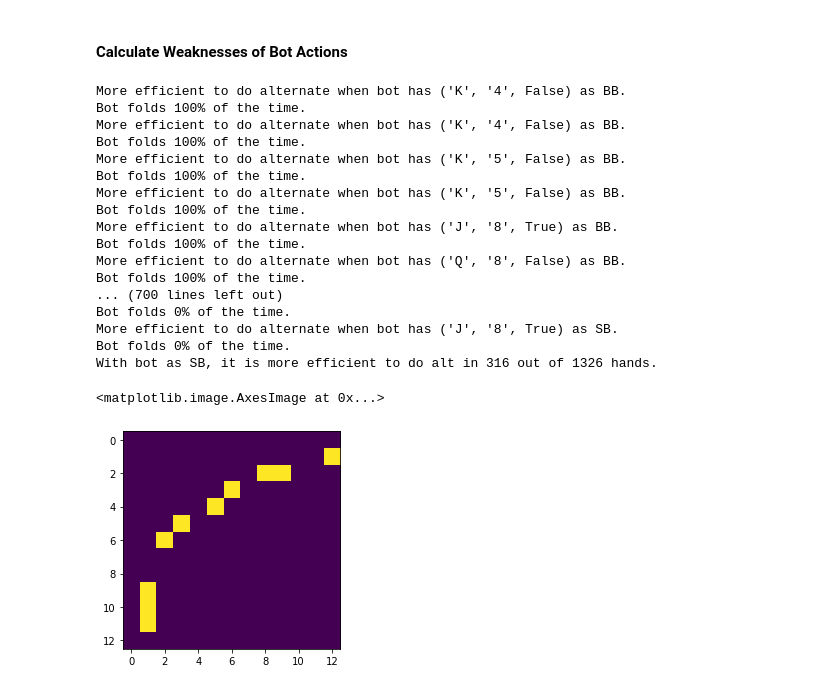
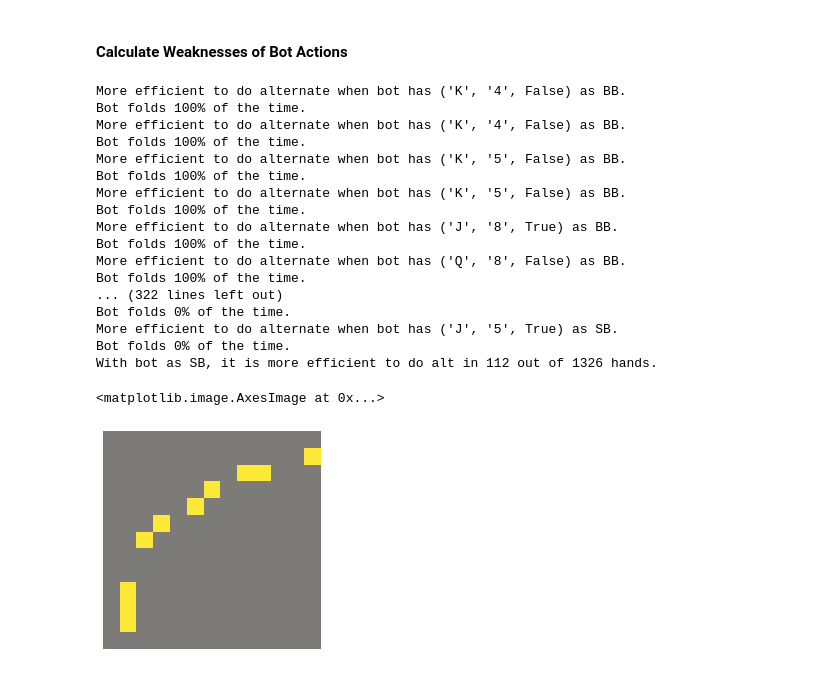
Before and after one commit to nrlopez03/CFR-Poker, a Jupyter notebook: CFR.ipynb, the cells around one changed output. Cells and saved outputs as stored; diff of their text form; code cells hidden in the pictures.

```diff
--- a/CFR.ipynb
+++ b/CFR.ipynb
@@ -1023,8 +1200,8 @@ for hand1 in poss_hands:
             if mode == 'alt':
                 bot_folds = 1 - bot_folds
 
-            basicChange += -0.25 * bot_folds
-            altChange += -0.25 * bot_folds
+            basicChange += -0.5 * bot_folds if mode == 'basic' else 0
+            altChange += -0.5 * bot_folds if mode == 'alt' else 0
 
             key = (max(card3[0], card4[0]), min(card3[0], card4[0]), card3[1] == card4[1])
             bb_fold = bb_user_fold_perc_merge[key]
@@ -1065,17 +1242,23 @@ More efficient to do alternate when bot has ('J', '8', True) as BB.
 Bot folds 100% of the time.
 More efficient to do alternate when bot has ('Q', '8', False) as BB.
 Bot folds 100% of the time.
-... (700 lines left out)
+... (322 lines left out)
 Bot folds 0% of the time.
-More efficient to do alternate when bot has ('J', '8', True) as SB.
+More efficient to do alternate when bot has ('J', '5', True) as SB.
 Bot folds 0% of the time.
-With bot as SB, it is more efficient to do alt in 316 out of 1326 hands.
+With bot as SB, it is more efficient to do alt in 112 out of 1326 hands.
-# %%
-# Big blind inefficiencies
-
-plt.imshow(inefficientBB)
-# %% [output]
-<matplotlib.image.AxesImage at 0x...>
-[figure, removed]
+# %%
+# plot aesthetic choices
+# choose color from here: https://matplotlib.org/stable/users/explain/colors/colormaps.html
+# TODO - maybe move up top
+cmap = plt.cm.get_cmap('cividis')
+norm = Normalize(vmin=-1, vmax=1)
+
+# Big blind inefficiencies
+plt.axis('off')
+plt.imshow(inefficientBB, cmap=cmap, norm=norm)
+# %% [output]
+<matplotlib.image.AxesImage at 0x...>
+[figure, added]
 # %%
 # Small blind inefficiencies
```
Also changed, not shown: parts of 8 cells of this notebook.
